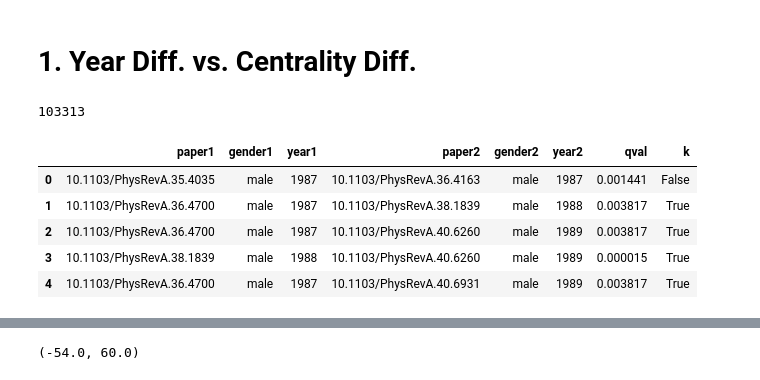
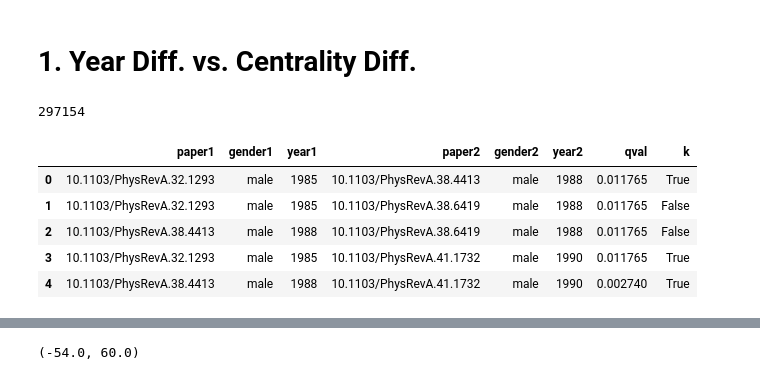
Before and after one commit to therobinkay/gender_bias_2021, a Jupyter notebook: Journal_Analysis_2_(GitHub).ipynb, the cells around one changed output, grey strips where cells are left out. Drawn from its saved outputs; the diff is of its cells as text; code cells hidden in the pictures.

```diff
--- a/Journal_Analysis_2_(GitHub).ipynb
+++ b/Journal_Analysis_2_(GitHub).ipynb
@@ -41,27 +41,27 @@ cb['pair2'] = "(" + cb["cited_doi"] + ", " + cb["citing_doi"] + ")"
 # %%
 ############## SELECT DESIRED PACS (HOMOPHILY ONLY) ###############
 
 # homn = pd.read_csv("drive/My Drive/codes/hom0.csv")
-# homn = pd.read_csv("drive/My Drive/codes/hom1.csv")
+homn = pd.read_csv("drive/My Drive/codes/hom1.csv")
 # homn = pd.read_csv("drive/My Drive/codes/hom2.csv")
 # homn = pd.read_csv("drive/My Drive/codes/hom3.csv")
 # homn = pd.read_csv("drive/My Drive/codes/hom4.csv")
 # homn = pd.read_csv("drive/My Drive/codes/hom5.csv")
 # homn = pd.read_csv("drive/My Drive/codes/hom6.csv")
 # homn = pd.read_csv("drive/My Drive/codes/hom7.csv")
 # homn = pd.read_csv("drive/My Drive/codes/hom8.csv")
-homn = pd.read_csv("drive/My Drive/codes/hom9.csv")
+# homn = pd.read_csv("drive/My Drive/codes/hom9.csv")
 
 print(len(homn))
 homn.head()
 # %% [output]
-103313
+297154
 |  | paper1 | gender1 | year1 | paper2 | gender2 | year2 | qval | k |
-| 0 | 10.1103/PhysRevA.35.4035 | male | 1987 | 10.1103/PhysRevA.36.4163 | male | 1987 | 0.001441 | False |
-| 1 | 10.1103/PhysRevA.36.4700 | male | 1987 | 10.1103/PhysRevA.38.1839 | male | 1988 | 0.003817 | True |
-| 2 | 10.1103/PhysRevA.36.4700 | male | 1987 | 10.1103/PhysRevA.40.6260 | male | 1989 | 0.003817 | True |
-| 3 | 10.1103/PhysRevA.38.1839 | male | 1988 | 10.1103/PhysRevA.40.6260 | male | 1989 | 0.000015 | True |
-| 4 | 10.1103/PhysRevA.36.4700 | male | 1987 | 10.1103/PhysRevA.40.6931 | male | 1989 | 0.003817 | True |
+| 0 | 10.1103/PhysRevA.32.1293 | male | 1985 | 10.1103/PhysRevA.38.4413 | male | 1988 | 0.011765 | True |
+| 1 | 10.1103/PhysRevA.32.1293 | male | 1985 | 10.1103/PhysRevA.38.6419 | male | 1988 | 0.011765 | False |
+| 2 | 10.1103/PhysRevA.38.4413 | male | 1988 | 10.1103/PhysRevA.38.6419 | male | 1988 | 0.011765 | False |
+| 3 | 10.1103/PhysRevA.32.1293 | male | 1985 | 10.1103/PhysRevA.41.1732 | male | 1990 | 0.011765 | True |
+| 4 | 10.1103/PhysRevA.38.4413 | male | 1988 | 10.1103/PhysRevA.41.1732 | male | 1990 | 0.002740 | True |
 # %%
 dc = data[["doi", "year"]].drop_duplicates(subset = 'doi')
 dc = dc.merge(cb, left_on = 'doi',
```
Also changed, not shown: parts of 18 cells of this notebook.
